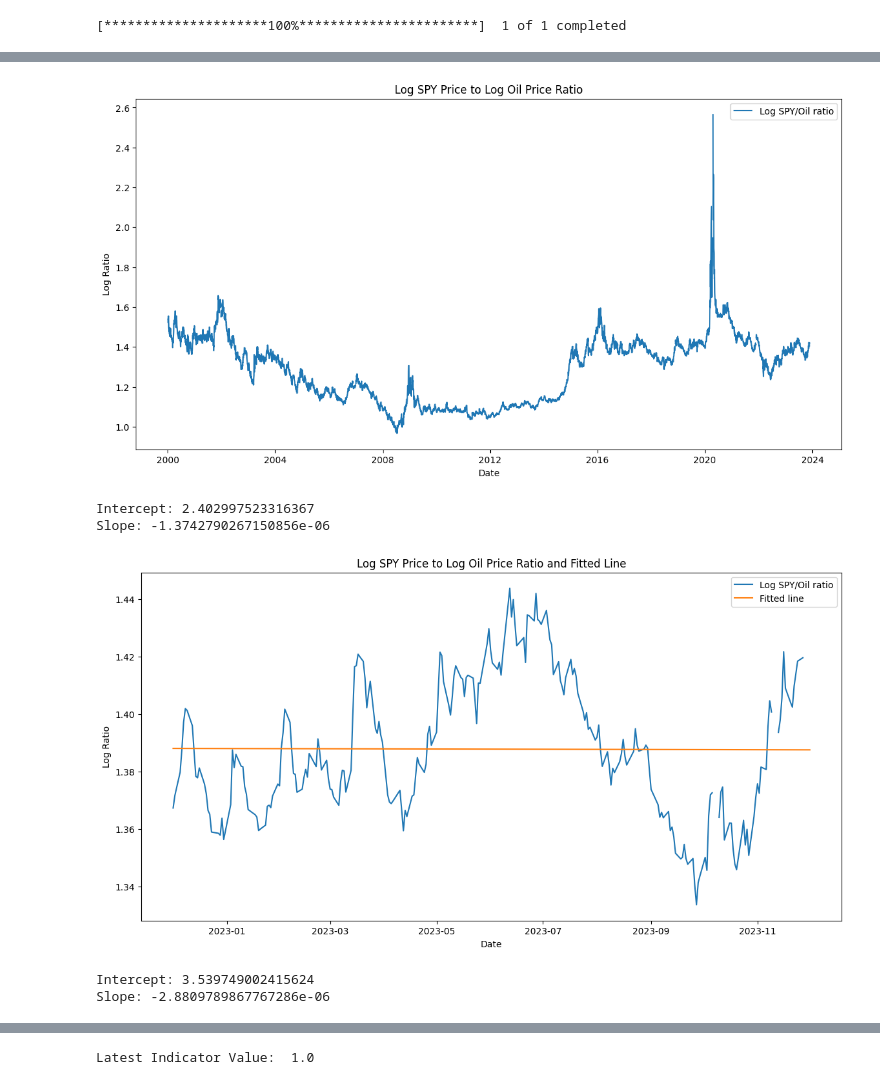
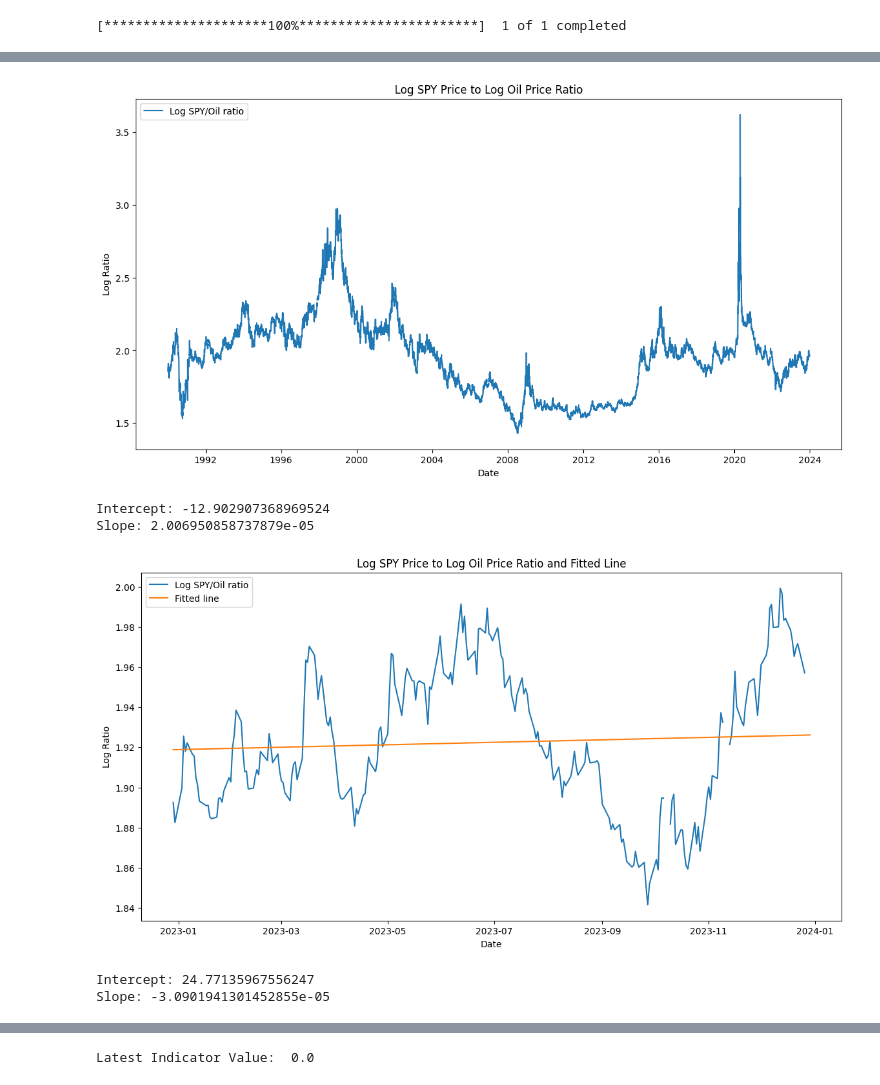
Before and after one commit to dkn-maida/farscape-investment, a Jupyter notebook: usa/growth_study.ipynb, the cells around one changed output, grey strips where cells are left out. Saved outputs shown, nothing was run; the diff lists cells and outputs as text; code cells hidden in the pictures.

```diff
--- a/usa/growth_study.ipynb
+++ b/usa/growth_study.ipynb
@@ -9,7 +9,7 @@ from sklearn.linear_model import LinearRegression
 
 
 # Fetch SPY data
-spy = yf.download('SPY', start='2000-01-01')
+spy = yf.download('^GSPC', start='1990-01-01')
 spy_close = spy['Close']
 
 # Plot SPY data
@@ -243,6 +243,6 @@ plt.show()
-[figure, old version]
+[figure, new version]
-Intercept: 2.402997523316367
-Slope: -1.3742790267150856e-06
+Intercept: -12.902907368969524
+Slope: 2.006950858737879e-05
-[figure, old version]
+[figure, new version]
-Intercept: 3.539749002415624
-Slope: -2.8809789867767286e-06
+Intercept: 24.77135967556247
+Slope: -3.0901941301452855e-05
@@ -251 +251 @@ Slope: -2.8809789867767286e-06
-Latest Indicator Value:  1.0
+Latest Indicator Value:  0.0
```
Also changed, not shown: parts of 2 cells of this notebook, 16 other files.
